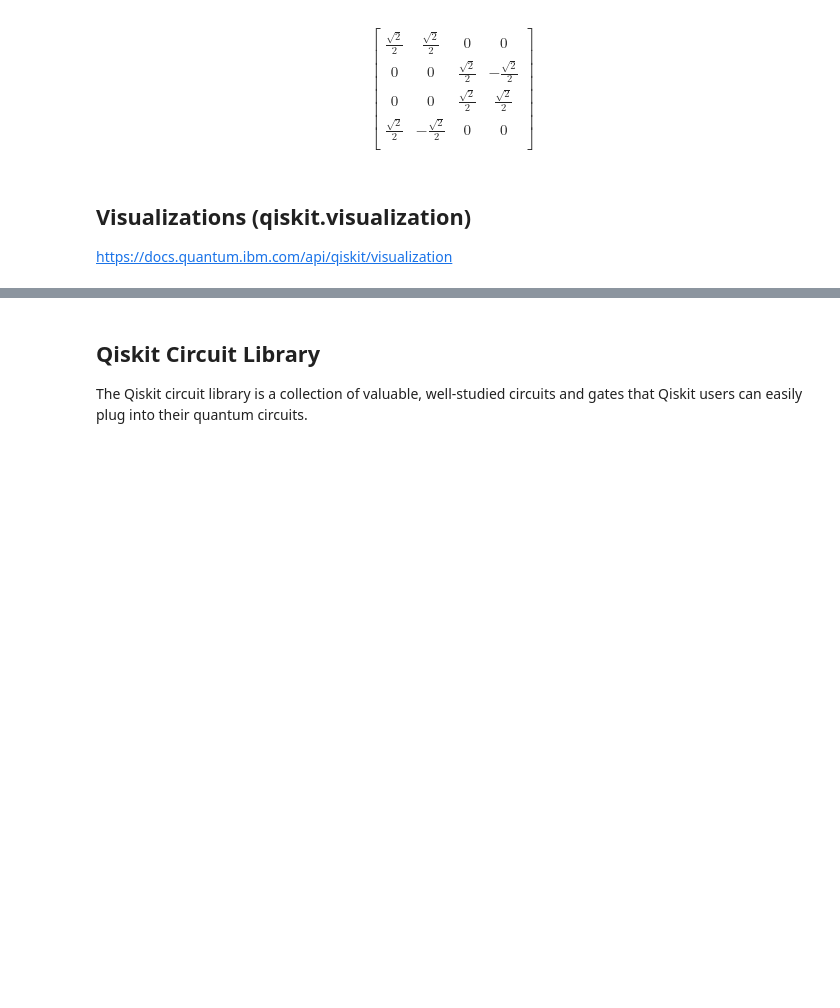
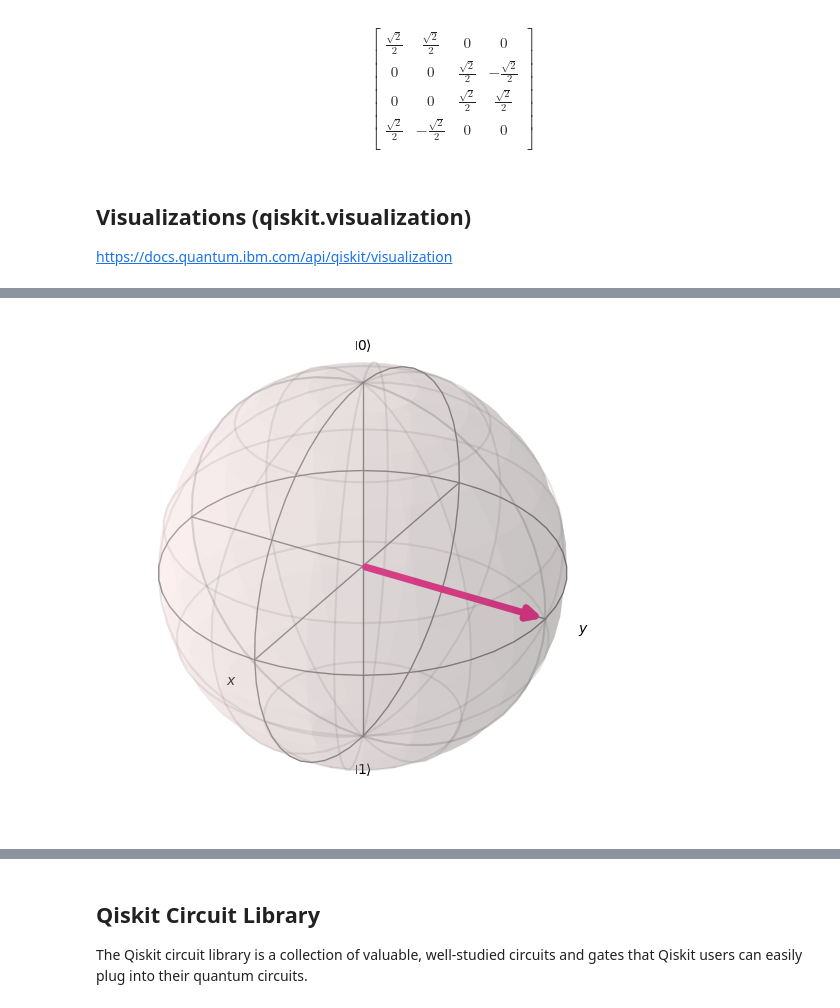
Before and after one commit to Omid-Hassasfar/CHPC2024-QuantumComputing, a Jupyter notebook: CHPC2024_QC_Qiskit_Intro.ipynb, the cells around one changed output, grey strips where cells are left out. Cells and saved outputs as stored; diff of their text form; code cells hidden in the pictures; blank space fills up the shorter version.

```diff
--- a/CHPC2024_QC_Qiskit_Intro.ipynb
+++ b/CHPC2024_QC_Qiskit_Intro.ipynb
@@ -702,0 +767,4 @@ https://docs.quantum.ibm.com/api/qiskit/visualization
+# %%
+plot_bloch_vector([0,1,0])
+# %% [output]
+[figure, added]
```
Also changed, not shown: parts of 44 cells of this notebook.
